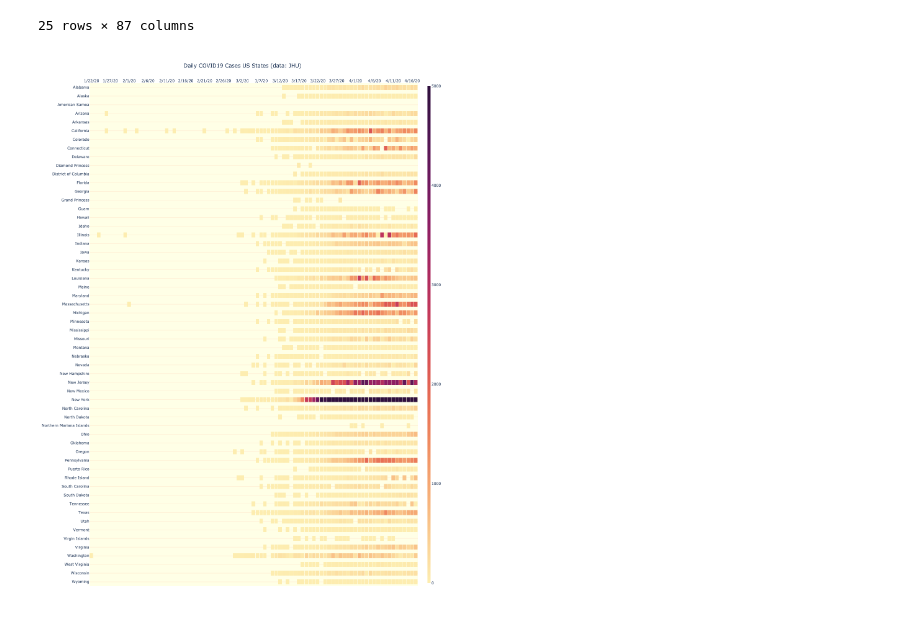
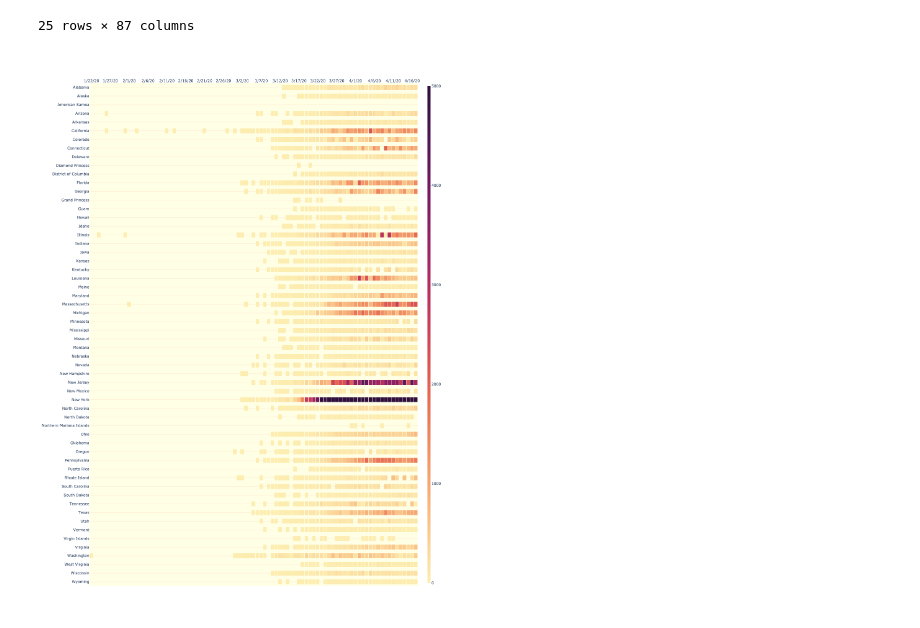
Before and after one commit to adrimos/COVID19HeatMapUS, a Jupyter notebook: HeatMapUS.ipynb, the cells around one changed output. Cells and saved outputs as stored; diff of their text form; code cells hidden in the pictures.

Commit message:
removed title

```diff
--- a/HeatMapUS.ipynb
+++ b/HeatMapUS.ipynb
@@ -178,32 +178,32 @@ fig = go.Figure(data=go.Heatmap(
         connectgaps=False,
                )
         )
 
 fig.update_layout(
-    title=dict(text='Daily COVID19 Cases US States (data: JHU)', x=0.5),
+#    title=dict(text='Daily COVID19 Cases US States (data: JHU)', x=0.5),
     xaxis_nticks=18,
     yaxis_nticks=60,
     height=1800,
     paper_bgcolor='white',
     plot_bgcolor='#ffffe6',
     hovermode="x unified",
     hoverlabel=dict(
                 bgcolor="white",
                 font_size=16,
                 font_family="Arial",
                 bordercolor='#b3b3b3'),
     dragmode=False) #disable panning so mobile apps can receive pinch to zoom events
 
 fig.update_xaxes(side='top', fixedrange=True,
                  showgrid=False,
                  spikethickness=0.4,
                  spikedash='solid',)
 
 fig.update_yaxes(gridcolor='#ffe6cc')
 
 fig.show(displayModeBar=False)
 
 import plotly.io as pio
 pio.write_html(fig, file='Index.html', auto_open=True)
 # %% [output]
-[figure, old version]
+[figure, new version]
```
